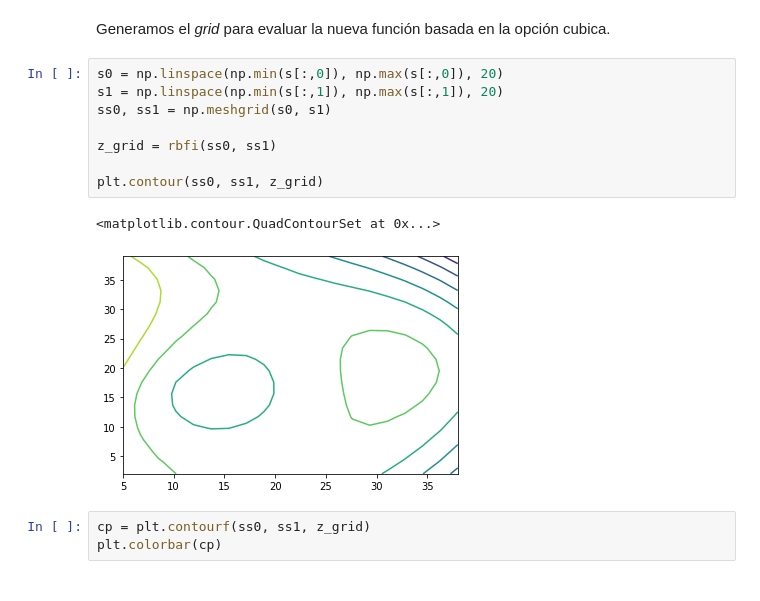
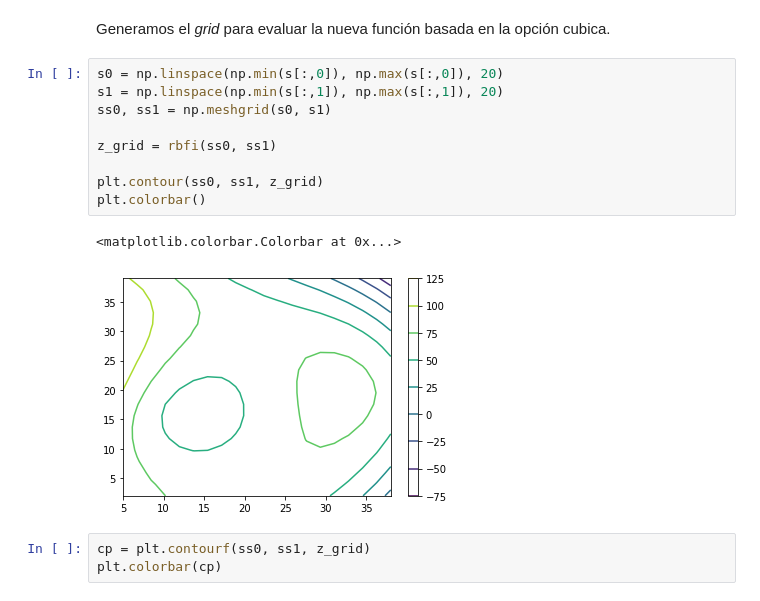
Before and after one commit to cdguarnizo/MAPE_ITM, a Jupyter notebook: Espacio-Temporal/AnalisisEspacial.ipynb, the cells around one changed output. Drawn from its saved outputs; the diff is of its cells as text.

```diff
--- a/Espacio-Temporal/AnalisisEspacial.ipynb
+++ b/Espacio-Temporal/AnalisisEspacial.ipynb
@@ -59,14 +60,15 @@ Generamos el *grid* para evaluar la nueva función basada en la opción cubica.
 # %%
 s0 = np.linspace(np.min(s[:,0]), np.max(s[:,0]), 20)
 s1 = np.linspace(np.min(s[:,1]), np.max(s[:,1]), 20)
 ss0, ss1 = np.meshgrid(s0, s1)
 
 z_grid = rbfi(ss0, ss1)
 
 plt.contour(ss0, ss1, z_grid)
+plt.colorbar()
 # %% [output]
-<matplotlib.contour.QuadContourSet at 0x...>
+<matplotlib.colorbar.Colorbar at 0x...>
-[figure, old version]
+[figure, new version]
 # %%
 cp = plt.contourf(ss0, ss1, z_grid)
 plt.colorbar(cp)
```
Also changed, not shown: parts of 17 cells of this notebook.
